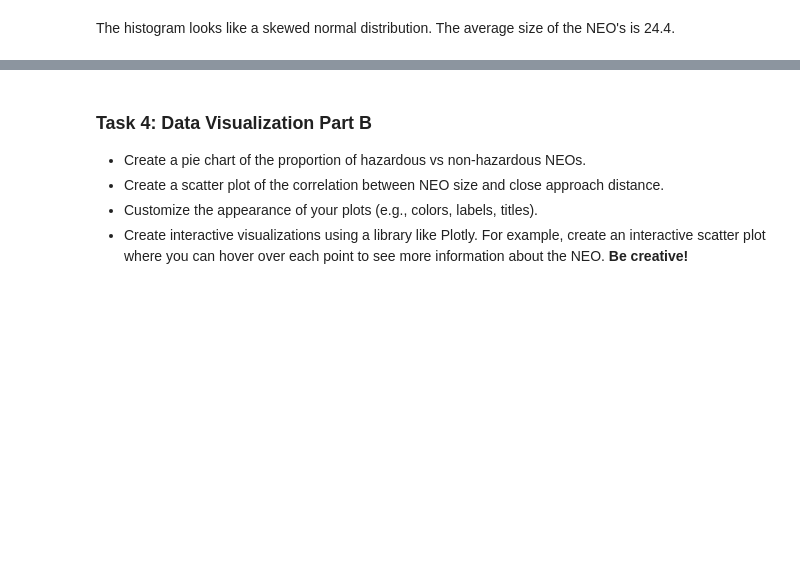
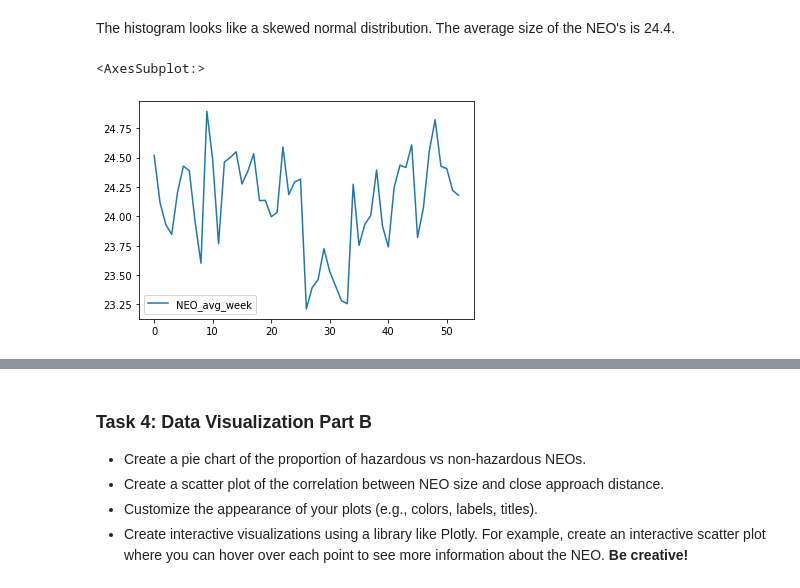
Before and after one commit to fred248h/62444-DVA, a Jupyter notebook: Frederik/5_nasa_data_collection_and_visualization_s204256.ipynb, the cells around one changed output, grey strips where cells are left out. Cells and saved outputs as stored; diff of their text form; code cells hidden in the pictures; blank space fills up the shorter version.

```diff
--- a/Frederik/5_nasa_data_collection_and_visualization_s204256.ipynb
+++ b/Frederik/5_nasa_data_collection_and_visualization_s204256.ipynb
@@ -241,2 +248,21 @@ The histogram looks like a skewed normal distribution. The average size of the N
+# %%
+#Bar plot of the average NEO size per week
+
+df_NEO_avg_week = pd.DataFrame(columns=['NEO_avg_week'],index = list(range(0,53)))
+
+
+for i in range(0,53):
+    X = df_NEO.iloc[0+i*7:7+i*7,:].to_numpy()
+    mean = np.nanmean(X)
+    df_NEO_avg_week.loc[i, 'NEO_avg_week'] = mean
+
+
+#df_NEO_avg_week.head()
+
+
+df_NEO_avg_week.plot()
+# %% [output]
+<AxesSubplot:>
+[figure, added]
 # %%
 #Be creative
```
Also changed, not shown: parts of 6 cells of this notebook.
